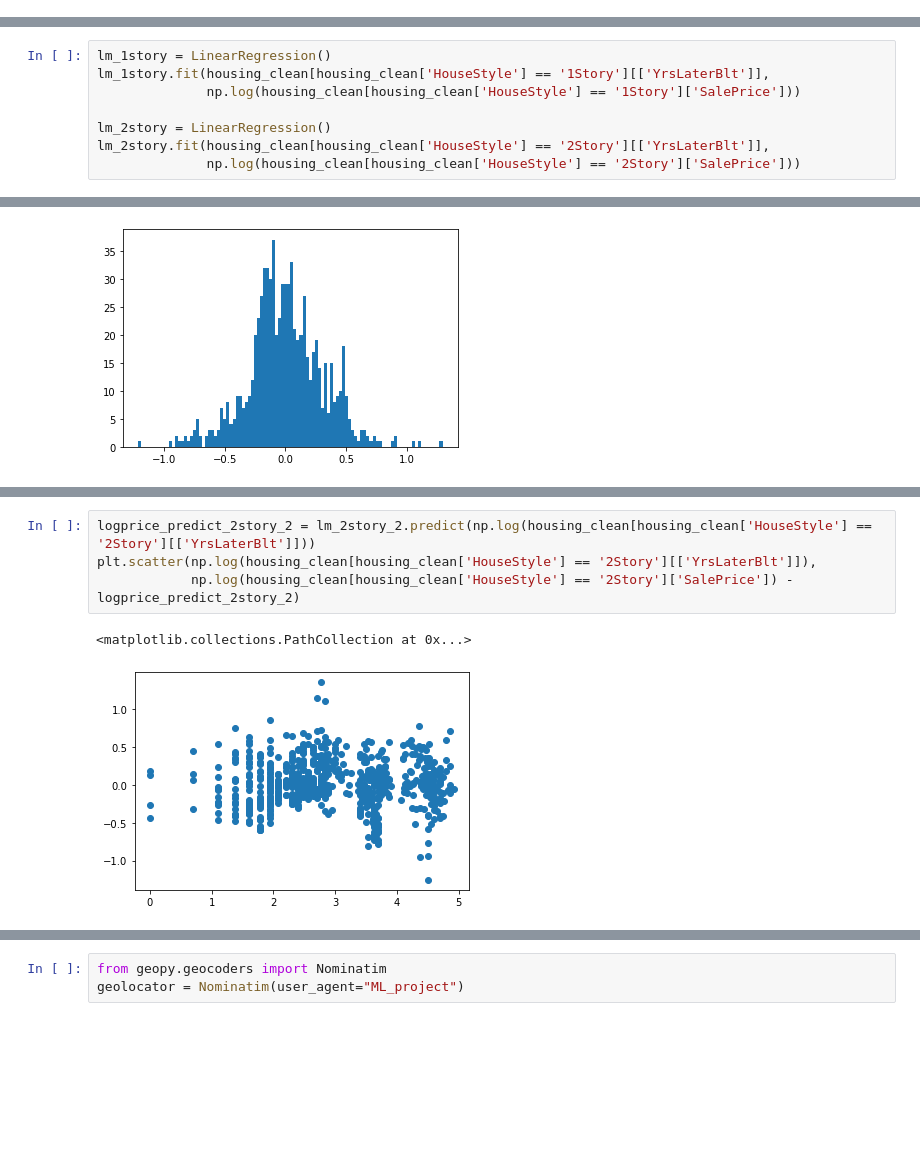
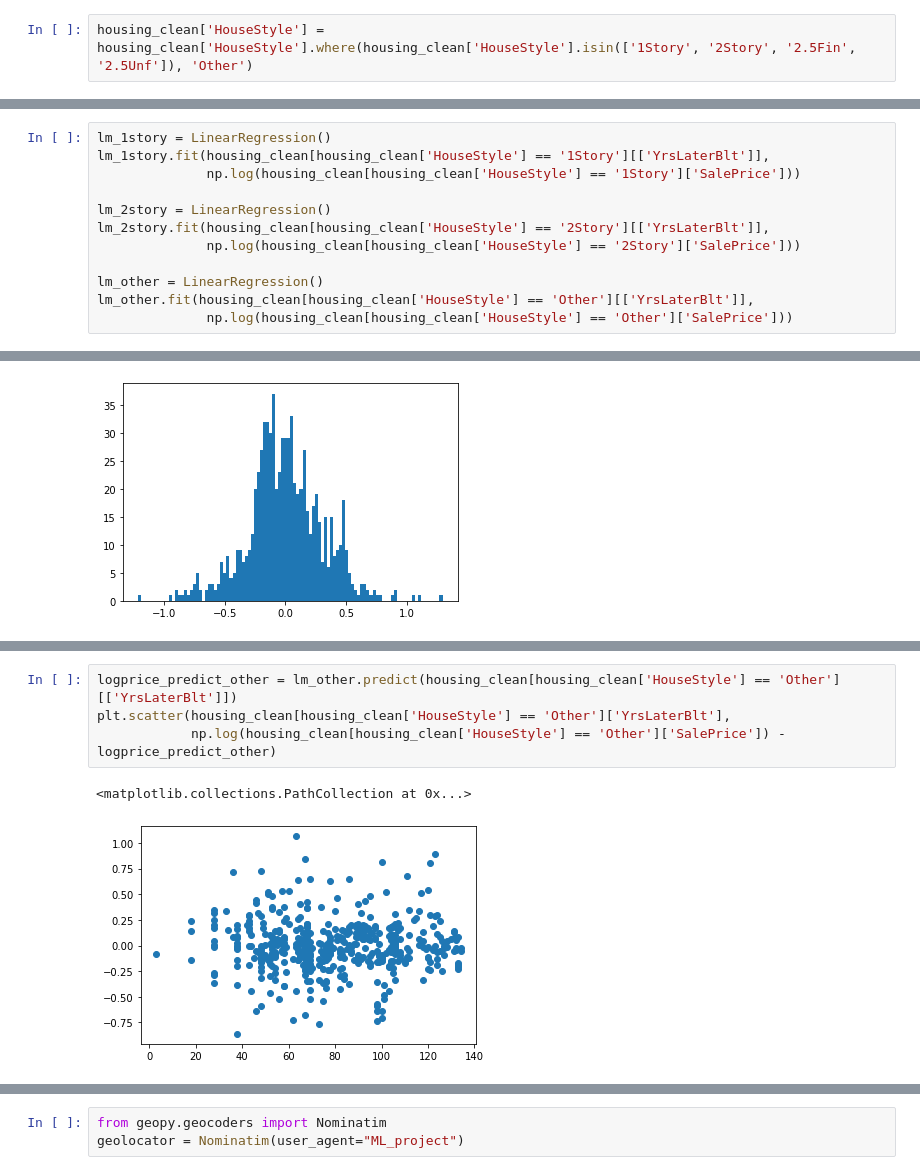
Before and after one commit to kchander92/NYCDSA-Machine-Learning-Project, a Jupyter notebook: Machine Learning EDA and Modeling.ipynb, the cells around one changed output, grey strips where cells are left out. Saved outputs shown, nothing was run; the diff lists cells and outputs as text; blank space fills up the shorter version.

```diff
--- a/Machine Learning EDA and Modeling.ipynb
+++ b/Machine Learning EDA and Modeling.ipynb
@@ -354,0 +282,2 @@ Name: HouseStyle, dtype: int64
+# %%
+housing_clean['HouseStyle'] = housing_clean['HouseStyle'].where(housing_clean['HouseStyle'].isin(['1Story', '2Story', '2.5Fin', '2.5Unf']), 'Other')
@@ -360,6 +304,10 @@ lm_1story.fit(housing_clean[housing_clean['HouseStyle'] == '1Story'][['YrsLaterB
 lm_2story = LinearRegression()
 lm_2story.fit(housing_clean[housing_clean['HouseStyle'] == '2Story'][['YrsLaterBlt']],
               np.log(housing_clean[housing_clean['HouseStyle'] == '2Story']['SalePrice']))
+
+lm_other = LinearRegression()
+lm_other.fit(housing_clean[housing_clean['HouseStyle'] == 'Other'][['YrsLaterBlt']],
+              np.log(housing_clean[housing_clean['HouseStyle'] == 'Other']['SalePrice']))
 # %% [output]
 LinearRegression()
 # %%
@@ -452,8 +386,8 @@ plt.hist(np.log(housing_clean[housing_clean['HouseStyle'] == '2Story']['SalePric
 # %%
-logprice_predict_2story_2 = lm_2story_2.predict(np.log(housing_clean[housing_clean['HouseStyle'] == '2Story'][['YrsLaterBlt']]))
-plt.scatter(np.log(housing_clean[housing_clean['HouseStyle'] == '2Story'][['YrsLaterBlt']]),
-            np.log(housing_clean[housing_clean['HouseStyle'] == '2Story']['SalePrice']) - logprice_predict_2story_2)
+logprice_predict_other = lm_other.predict(housing_clean[housing_clean['HouseStyle'] == 'Other'][['YrsLaterBlt']])
+plt.scatter(housing_clean[housing_clean['HouseStyle'] == 'Other']['YrsLaterBlt'],
+            np.log(housing_clean[housing_clean['HouseStyle'] == 'Other']['SalePrice']) - logprice_predict_other)
 # %% [output]
 <matplotlib.collections.PathCollection at 0x...>
-[figure, old version]
+[figure, new version]
 # %%
```
Also changed, not shown: parts of 42 cells of this notebook.
